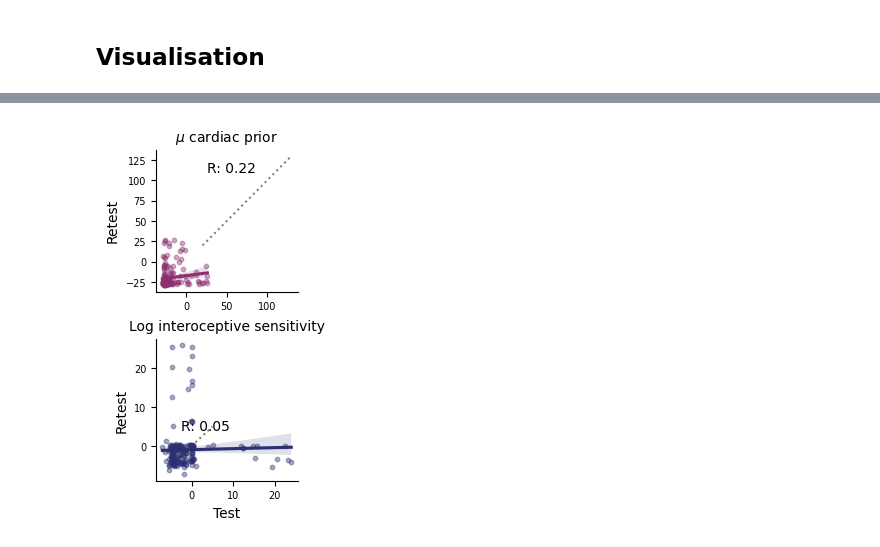
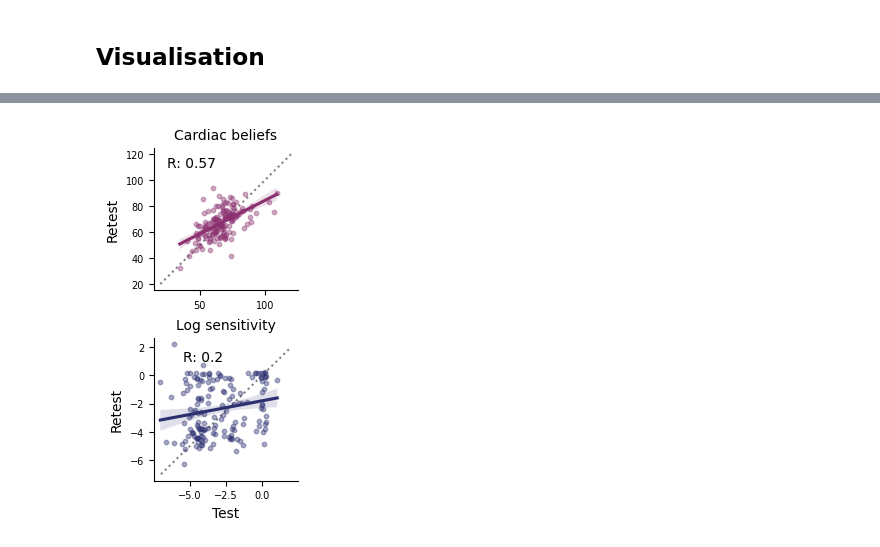
Before and after one commit to LegrandNico/ComputationalCardioception, a Jupyter notebook: code/notebooks/Figure_4_intero_extero.ipynb, the cells around one changed output, grey strips where cells are left out. Cells and saved outputs as stored; diff of their text form; code cells hidden in the pictures.

```diff
--- a/code/notebooks/Figure_4_intero_extero.ipynb
+++ b/code/notebooks/Figure_4_intero_extero.ipynb
@@ -109,53 +60,56 @@ merged = pd.merge(
     on="participant_id",
     suffixes=("_del1", "_del2"),
 )
+# %%
+# removing outliers
+merged = merged[~(pg.madmedianrule(merged.logit_interoceptive_sensitivity_del1) | pg.madmedianrule(merged.logit_interoceptive_sensitivity_del2))]
 # %%
 fig, axs = plt.subplots(figsize=(2, 4), nrows=2)
 
 sns.regplot(
-    x=merged["interoceptive_tonic_volatility_del1"],
-    y=merged["interoceptive_tonic_volatility_del2"],
+    x=merged["cardiac_belief_del1"],
+    y=merged["cardiac_belief_del2"],
     scatter_kws={"s": 10, "alpha": .4},
     color="#8b3170",
     ax=axs[0]
 )
 axs[0].annotate(
     f"R: {round(pg.corr(
-    x=merged["interoceptive_tonic_volatility_del1"].to_numpy(),
-    y=merged["interoceptive_tonic_volatility_del2"].to_numpy(),
+    x=merged["cardiac_belief_del1"].to_numpy(),
+    y=merged["cardiac_belief_del2"].to_numpy(),
     method="spearman",
 ).r.iloc[0], 2)}",
     (25, 110)
 )
 
 sns.regplot(
     x=merged["logit_interoceptive_sensitivity_del1"],
     y=merged["logit_interoceptive_sensitivity_del2"],
     color="#2c3071",
     scatter_kws={"s": 10, "alpha": .4},
     ax=axs[1]
 )
 axs[1].annotate(
     f"R: {round(pg.corr(
-    x=merged["logit_exteroceptive_sensitivity_del1"].to_numpy(),
-    y=merged["logit_exteroceptive_sensitivity_del2"].to_numpy(),
+    x=merged["logit_interoceptive_sensitivity_del1"].to_numpy(),
+    y=merged["logit_interoceptive_sensitivity_del2"].to_numpy(),
     method="spearman",
 ).r.iloc[0], 2)}",
-    (-2.5, 4)
+    (-5.5, 1)
 )
 
-axs[0].plot((20, 130), (20, 130), linestyle=":", color="gray", zorder=0)
+axs[0].plot((20, 120), (20, 120), linestyle=":", color="gray", zorder=0)
 axs[0].tick_params(axis='both', labelsize=7)
-axs[0].set_title(r"$\mu$ cardiac prior", fontsize=10)
-axs[1].plot((-3, 5), (-3,5), linestyle=":", color="gray", zorder=0)
+axs[0].set_title("Cardiac beliefs", fontsize=10)
+axs[1].plot((-7, 2), (-7, 2), linestyle=":", color="gray", zorder=0)
 axs[1].tick_params(axis='both', labelsize=7)
-axs[1].set_title("Log interoceptive sensitivity", fontsize=10)
+axs[1].set_title("Log sensitivity", fontsize=10)
 
 axs[0].set(xlabel=None, ylabel="Retest")
 axs[1].set(xlabel="Test", ylabel="Retest")
 
 sns.despine()
 
-plt.savefig(Path().cwd().parent.parent / "figures" / "figure_3_reliability.svg")
+plt.savefig(Path().cwd().parent.parent / "figures" / "figure_4_reliability.svg")
 # %% [output]
-[figure, old version]
+[figure, new version]
```
Also changed, not shown: parts of 3 cells of this notebook, 14 other files.
